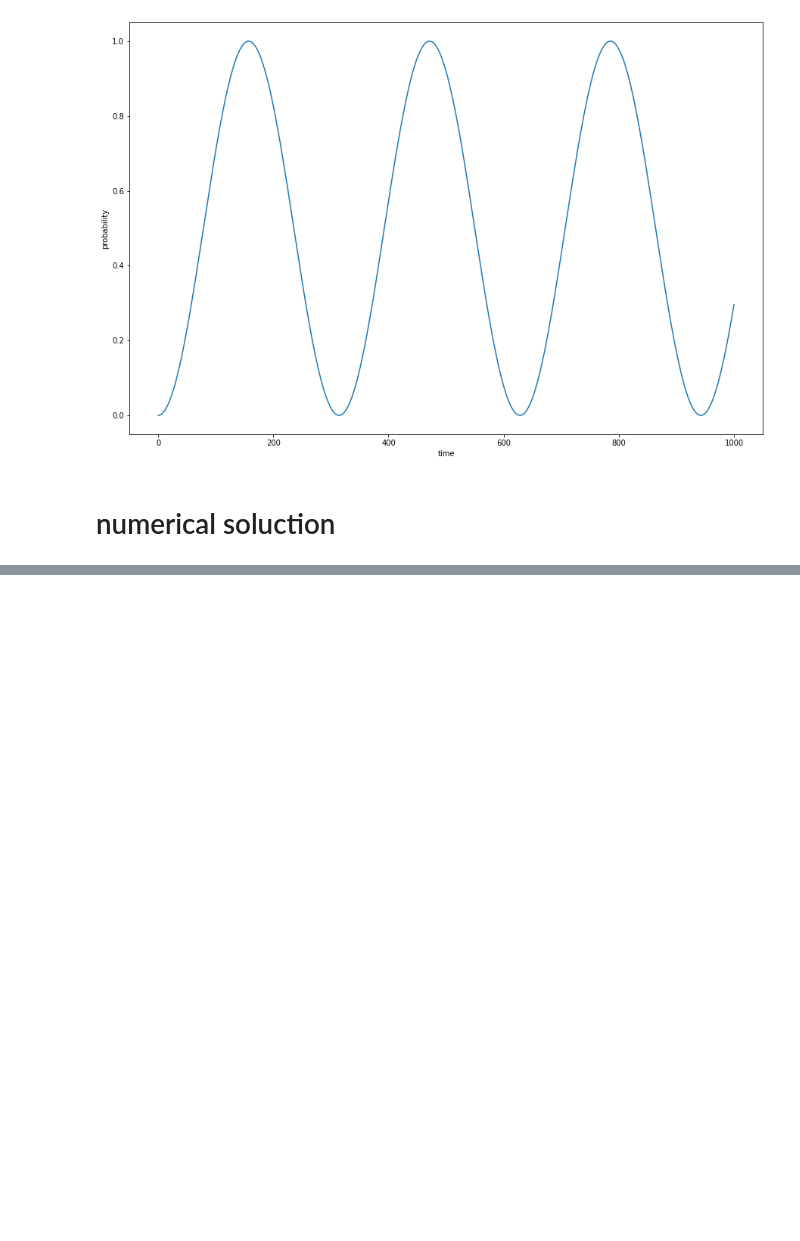
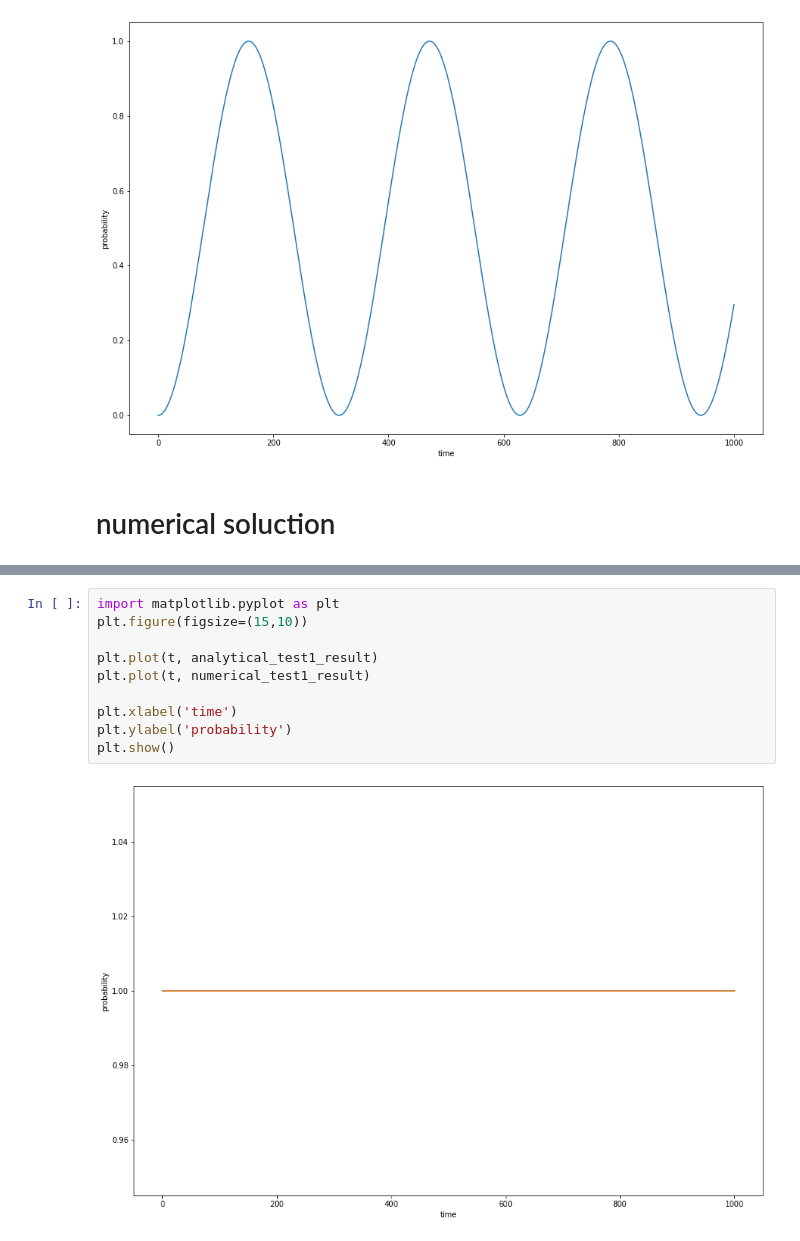
Before and after one commit to kapkappa/msu_prak, a Jupyter notebook: sem7/task1/TC_Hamiltonian_for_two_atoms.ipynb, the cells around one changed output, grey strips where cells are left out. Drawn from its saved outputs; the diff is of its cells as text; blank space fills up the shorter version.

```diff
--- a/sem7/task1/TC_Hamiltonian_for_two_atoms.ipynb
+++ b/sem7/task1/TC_Hamiltonian_for_two_atoms.ipynb
@@ -252,0 +340,12 @@ plt.show()
+# %%
+import matplotlib.pyplot as plt
+plt.figure(figsize=(15,10))
+
+plt.plot(t, analytical_test1_result)
+plt.plot(t, numerical_test1_result)
+
+plt.xlabel('time')
+plt.ylabel('probability')
+plt.show()
+# %% [output]
+[figure, added]
```
Also changed, not shown: parts of 24 cells of this notebook.
